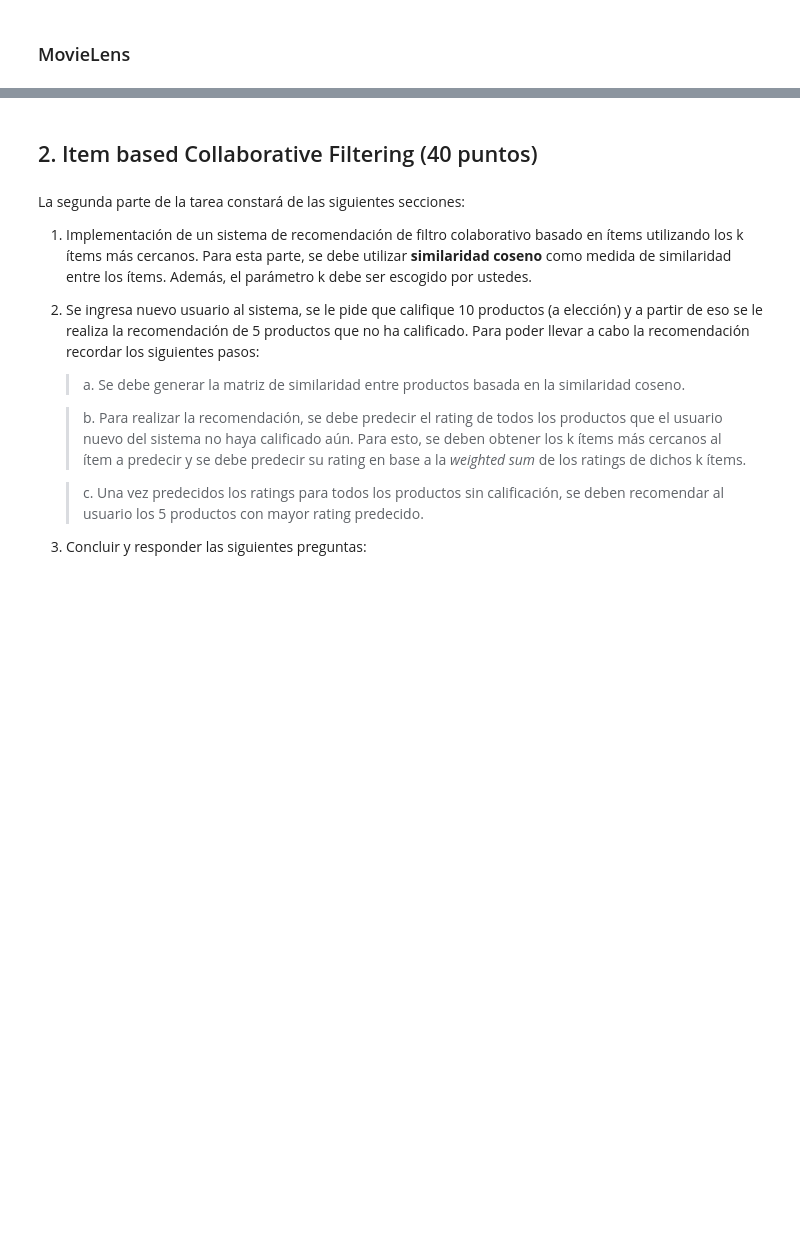
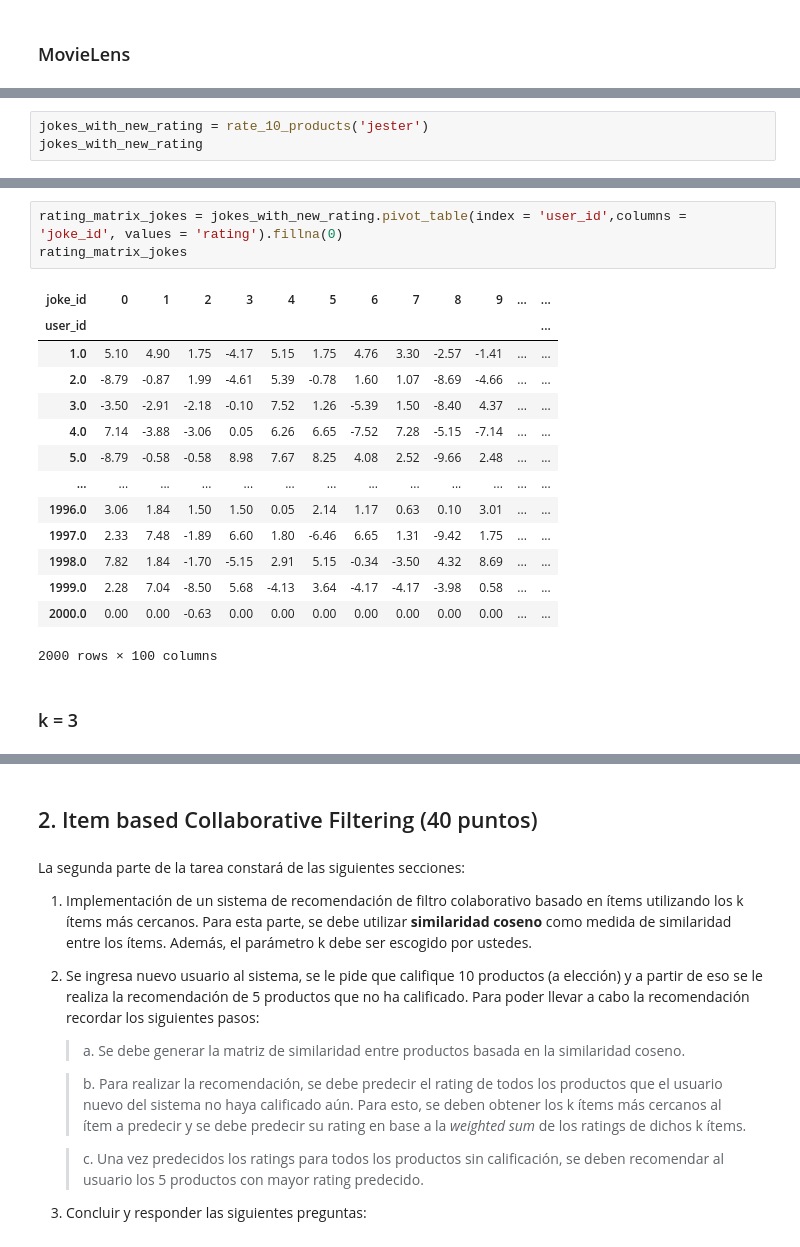
Before and after one commit to luciofondon98/Reconocimiento-de-Patrones-2021-1, a Jupyter notebook: Tarea 3/Tarea 3 - INF 479.ipynb, the cells around one changed output, grey strips where cells are left out. Cells and saved outputs as stored; diff of their text form; blank space fills up the shorter version.

```diff
--- a/Tarea 3/Tarea 3 - INF 479.ipynb
+++ b/Tarea 3/Tarea 3 - INF 479.ipynb
@@ -301,0 +500,3 @@ print(similar_user_indices)
+# %%
+jokes_with_new_rating = rate_10_products('jester')
+jokes_with_new_rating
@@ -301,0 +534,20 @@ print(similar_user_indices)
+# %%
+rating_matrix_jokes = jokes_with_new_rating.pivot_table(index = 'user_id',columns = 'joke_id', values = 'rating').fillna(0)
+rating_matrix_jokes
+# %% [output]
+| joke_id | 0 | 1 | 2 | 3 | 4 | 5 | 6 | 7 | 8 | 9 | ... | ... |
+| user_id |  |  |  |  |  |  |  |  |  |  |  | ... |
+| 1.0 | 5.10 | 4.90 | 1.75 | -4.17 | 5.15 | 1.75 | 4.76 | 3.30 | -2.57 | -1.41 | ... | ... |
+| 2.0 | -8.79 | -0.87 | 1.99 | -4.61 | 5.39 | -0.78 | 1.60 | 1.07 | -8.69 | -4.66 | ... | ... |
+| 3.0 | -3.50 | -2.91 | -2.18 | -0.10 | 7.52 | 1.26 | -5.39 | 1.50 | -8.40 | 4.37 | ... | ... |
+| 4.0 | 7.14 | -3.88 | -3.06 | 0.05 | 6.26 | 6.65 | -7.52 | 7.28 | -5.15 | -7.14 | ... | ... |
+| 5.0 | -8.79 | -0.58 | -0.58 | 8.98 | 7.67 | 8.25 | 4.08 | 2.52 | -9.66 | 2.48 | ... | ... |
+| ... | ... | ... | ... | ... | ... | ... | ... | ... | ... | ... | ... | ... |
+| 1996.0 | 3.06 | 1.84 | 1.50 | 1.50 | 0.05 | 2.14 | 1.17 | 0.63 | 0.10 | 3.01 | ... | ... |
+| 1997.0 | 2.33 | 7.48 | -1.89 | 6.60 | 1.80 | -6.46 | 6.65 | 1.31 | -9.42 | 1.75 | ... | ... |
+| 1998.0 | 7.82 | 1.84 | -1.70 | -5.15 | 2.91 | 5.15 | -0.34 | -3.50 | 4.32 | 8.69 | ... | ... |
+| 1999.0 | 2.28 | 7.04 | -8.50 | 5.68 | -4.13 | 3.64 | -4.17 | -4.17 | -3.98 | 0.58 | ... | ... |
+| 2000.0 | 0.00 | 0.00 | -0.63 | 0.00 | 0.00 | 0.00 | 0.00 | 0.00 | 0.00 | 0.00 | ... | ... |
+2000 rows × 100 columns
+# %% [markdown]
+### k = 3
```
Also changed, not shown: parts of 54 cells of this notebook.
